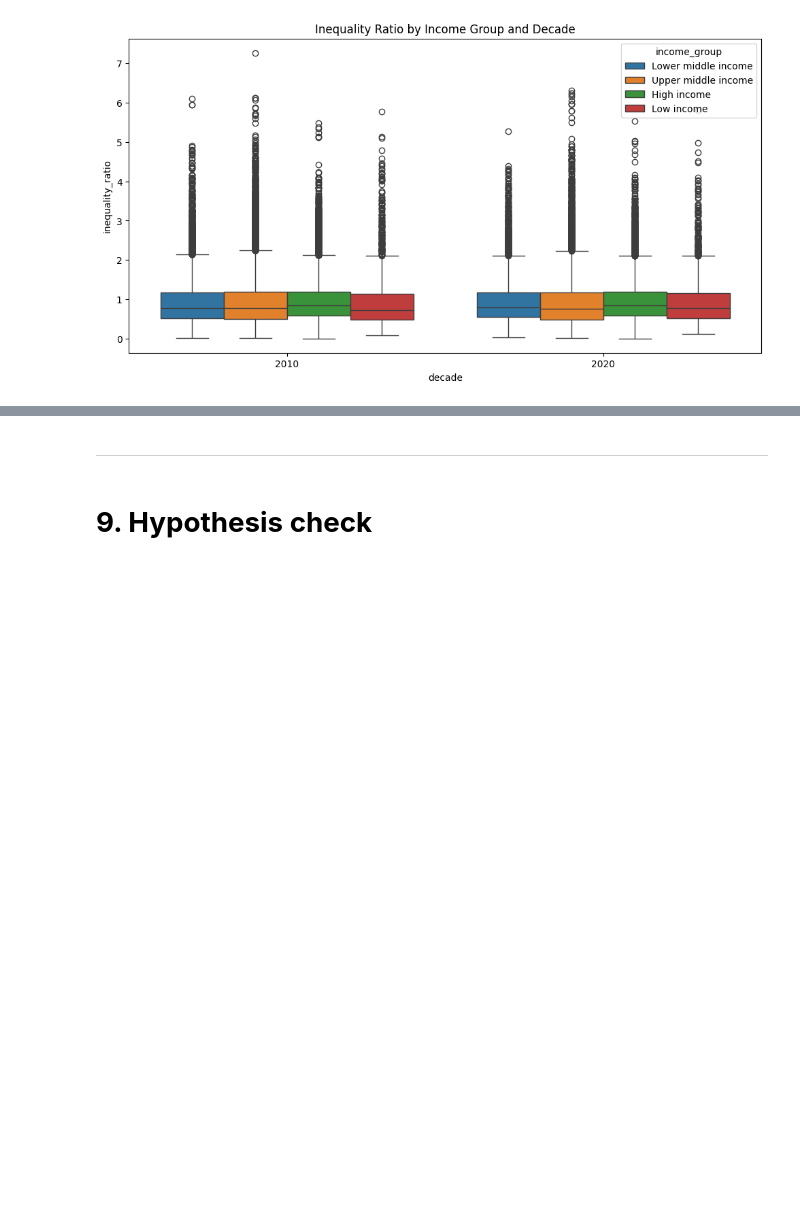
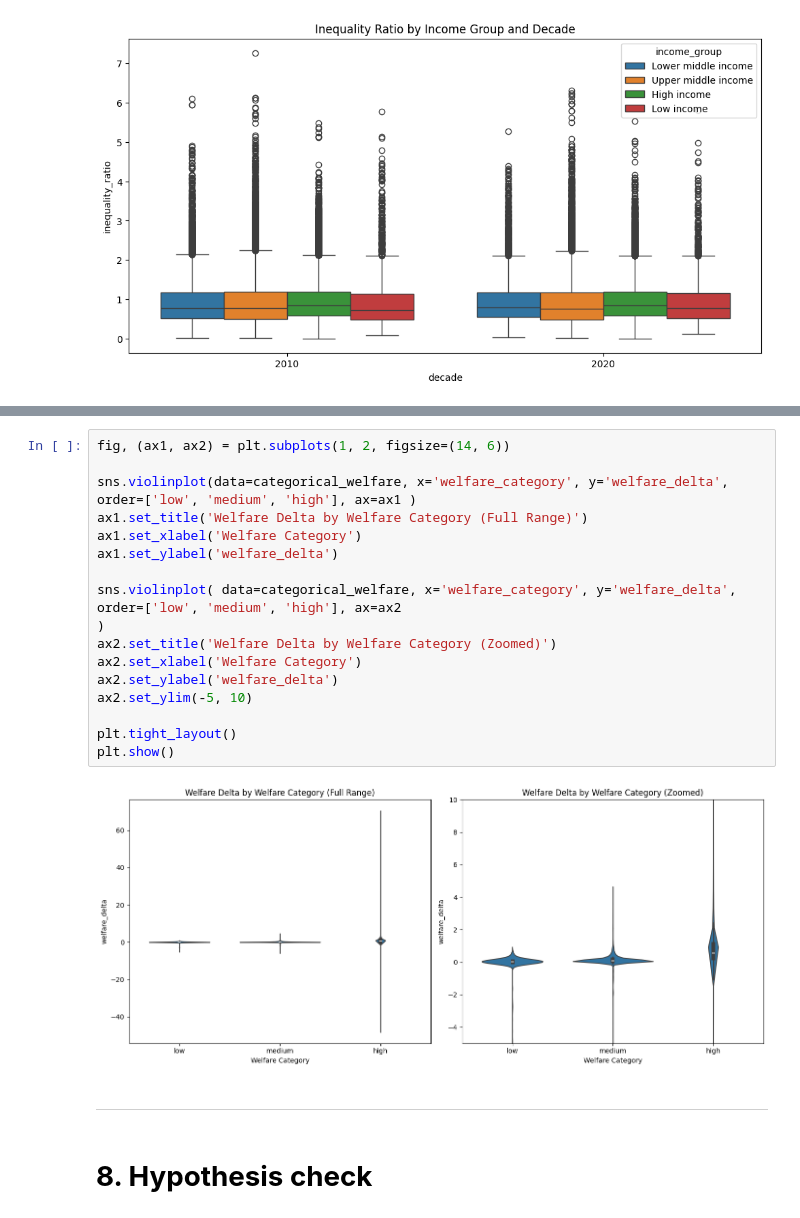
Before and after one commit to Nerneri/World_bank_PIP_analysis, a Jupyter notebook: Poverty_And_Inequality_Platform_(PIP).ipynb, the cells around one changed output, grey strips where cells are left out. Drawn from its saved outputs; the diff is of its cells as text; blank space fills up the shorter version.

```diff
--- a/Poverty_And_Inequality_Platform_(PIP).ipynb
+++ b/Poverty_And_Inequality_Platform_(PIP).ipynb
@@ -523,6 +593,25 @@ plt.show()
+# %%
+fig, (ax1, ax2) = plt.subplots(1, 2, figsize=(14, 6))
+
+sns.violinplot(data=categorical_welfare, x='welfare_category', y='welfare_delta', order=['low', 'medium', 'high'], ax=ax1 )
+ax1.set_title('Welfare Delta by Welfare Category (Full Range)')
+ax1.set_xlabel('Welfare Category')
+ax1.set_ylabel('welfare_delta')
+
+sns.violinplot( data=categorical_welfare, x='welfare_category', y='welfare_delta', order=['low', 'medium', 'high'], ax=ax2
+)
+ax2.set_title('Welfare Delta by Welfare Category (Zoomed)')
+ax2.set_xlabel('Welfare Category')
+ax2.set_ylabel('welfare_delta')
+ax2.set_ylim(-5, 10)
+
+plt.tight_layout()
+plt.show()
+# %% [output]
+[figure, added]
 # %% [markdown]
 
 
 ---
 # %% [markdown]
-# **9. Hypothesis check**
+# **8. Hypothesis check**
```
Also changed, not shown: parts of 55 cells of this notebook.
